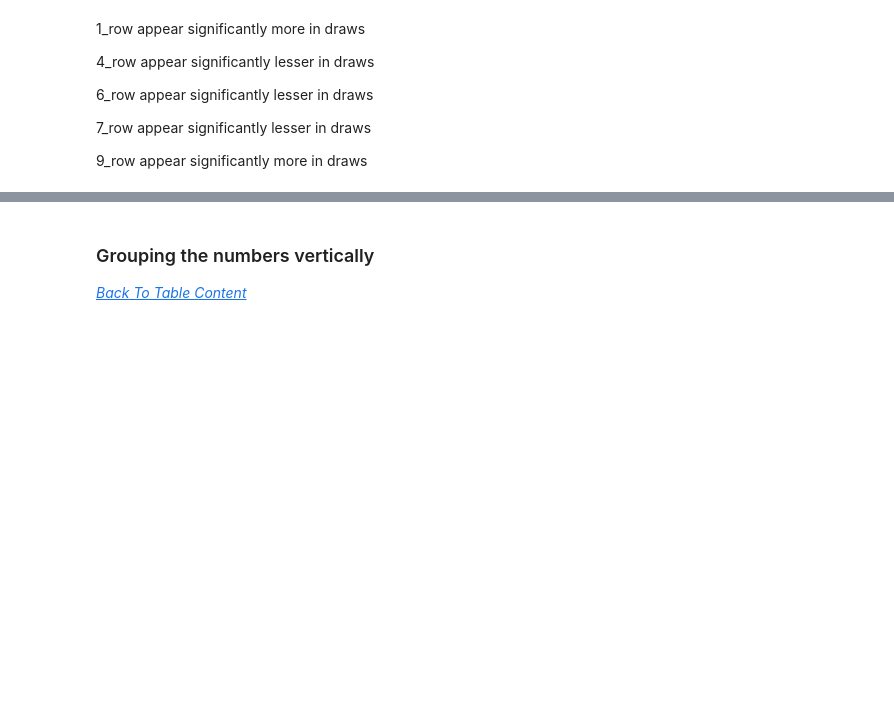
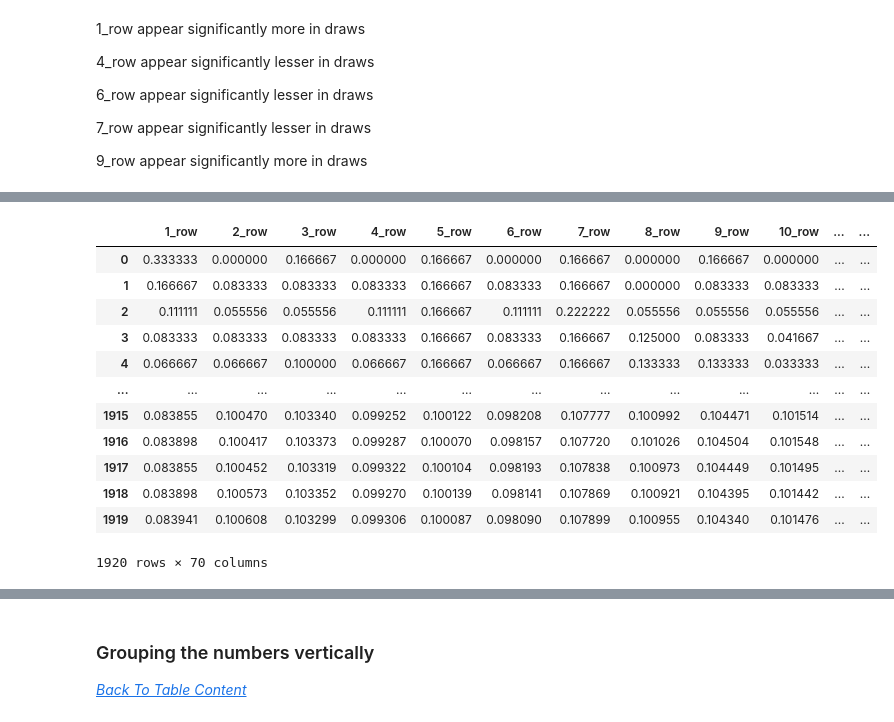
Before and after one commit to TedLLH/HongKongPowerBall_MarkSix, a Jupyter notebook: marksix.ipynb, the cells around one changed output, grey strips where cells are left out. Drawn from its saved outputs; the diff is of its cells as text; code cells hidden in the pictures; blank space fills up the shorter version.

Commit message:
added horizontal group ML features

```diff
--- a/marksix.ipynb
+++ b/marksix.ipynb
@@ -511,10 +505,10 @@ df_row_dis
 # %%
-df_row_dis=df_row_dis.iloc[:,19:29].sum()
-df_row_dis=df_row_dis.reset_index(name='dis')
+df_row_dis_proportion=df_row_dis.iloc[:,19:29].sum()
+df_row_dis_proportion=df_row_dis_proportion.reset_index(name='dis')
 # %%
 #because 1_row has only 4 numbers, therefore need to do some manipulation
-df_row_dis['dis'][0]=df_row_dis['dis'][0]/4
-df_row_dis['dis'][1:]=df_row_dis['dis'][1:]/5
+df_row_dis_proportion['dis'][0]=df_row_dis_proportion['dis'][0]/4
+df_row_dis_proportion['dis'][1:]=df_row_dis_proportion['dis'][1:]/5
 # %% [output]
 You are setting values through chained assignment. Currently this works in certain cases, but when using Copy-on-Write (which will become the default behaviour in pandas 3.0) this will never work to u ...
 A typical example is when you are setting values in a column of a DataFrame, like:
@@ -626,0 +629,11 @@ Comparing value 233.8 against the group mean:
+# %%
+df_horizon = df_row_dis.iloc[:,19:29]
+
+#calculate the cumsum for each column
+df_horizon_cumsum = df_horizon.cumsum(axis=0)
+#cumsum total of each column
+df_horizon_cumsum['total'] = df_horizon_cumsum.sum(axis=1)
+#divid cumscum by total
+df_horizon_cumsum = df_horizon_cumsum.div(df_horizon_cumsum.total, axis=0)
+df_horizon_cumsum = df_horizon_cumsum.drop('total', axis=1)
+df_horizon_cumsum
@@ -626,0 +654,41 @@ Comparing value 233.8 against the group mean:
+# %%
+def calculate_horizon_cumsum(df, start_col, num_cols):
+    """Calculate cumulative sums and proportions for a specific position"""
+    # Select columns for this position
+    df_horizon = df.iloc[:, start_col:start_col+num_cols]
+
+    # Calculate cumulative sums
+    df_cumsum = df_horizon.cumsum()
+
+    # Calculate proportions
+    total = df_cumsum.sum(axis=1)
+    df_cumsum = df_cumsum.div(total, axis=0)
+
+    return df_cumsum
+
+# Calculate cumsum for each position and store in a list
+position_dfs = []
+for pos in range(1, 7):
+    start_col = 29 + (pos-1)*10
+    df_result = calculate_horizon_cumsum(df_row_dis, start_col, 10)
+    position_dfs.append(df_result)
+    exec(f'df_horizon_{pos}_cumsum = df_result')
+
+# Concatenate all position DataFrames
+df_horizon_all_cumsum = pd.concat(position_dfs, axis=1)
+df_horizon_all_cumsum = pd.concat([df_horizon_cumsum, df_horizon_all_cumsum], axis=1)
+df_horizon_all_cumsum
+# %% [output]
+|  | 1_row | 2_row | 3_row | 4_row | 5_row | 6_row | 7_row | 8_row | 9_row | 10_row | ... | ... |
+| 0 | 0.333333 | 0.000000 | 0.166667 | 0.000000 | 0.166667 | 0.000000 | 0.166667 | 0.000000 | 0.166667 | 0.000000 | ... | ... |
+| 1 | 0.166667 | 0.083333 | 0.083333 | 0.083333 | 0.166667 | 0.083333 | 0.166667 | 0.000000 | 0.083333 | 0.083333 | ... | ... |
+| 2 | 0.111111 | 0.055556 | 0.055556 | 0.111111 | 0.166667 | 0.111111 | 0.222222 | 0.055556 | 0.055556 | 0.055556 | ... | ... |
+| 3 | 0.083333 | 0.083333 | 0.083333 | 0.083333 | 0.166667 | 0.083333 | 0.166667 | 0.125000 | 0.083333 | 0.041667 | ... | ... |
+| 4 | 0.066667 | 0.066667 | 0.100000 | 0.066667 | 0.166667 | 0.066667 | 0.166667 | 0.133333 | 0.133333 | 0.033333 | ... | ... |
+| ... | ... | ... | ... | ... | ... | ... | ... | ... | ... | ... | ... | ... |
+| 1915 | 0.083855 | 0.100470 | 0.103340 | 0.099252 | 0.100122 | 0.098208 | 0.107777 | 0.100992 | 0.104471 | 0.101514 | ... | ... |
+| 1916 | 0.083898 | 0.100417 | 0.103373 | 0.099287 | 0.100070 | 0.098157 | 0.107720 | 0.101026 | 0.104504 | 0.101548 | ... | ... |
+| 1917 | 0.083855 | 0.100452 | 0.103319 | 0.099322 | 0.100104 | 0.098193 | 0.107838 | 0.100973 | 0.104449 | 0.101495 | ... | ... |
+| 1918 | 0.083898 | 0.100573 | 0.103352 | 0.099270 | 0.100139 | 0.098141 | 0.107869 | 0.100921 | 0.104395 | 0.101442 | ... | ... |
+| 1919 | 0.083941 | 0.100608 | 0.103299 | 0.099306 | 0.100087 | 0.098090 | 0.107899 | 0.100955 | 0.104340 | 0.101476 | ... | ... |
+1920 rows × 70 columns
```
Also changed, not shown: parts of 22 cells of this notebook.
